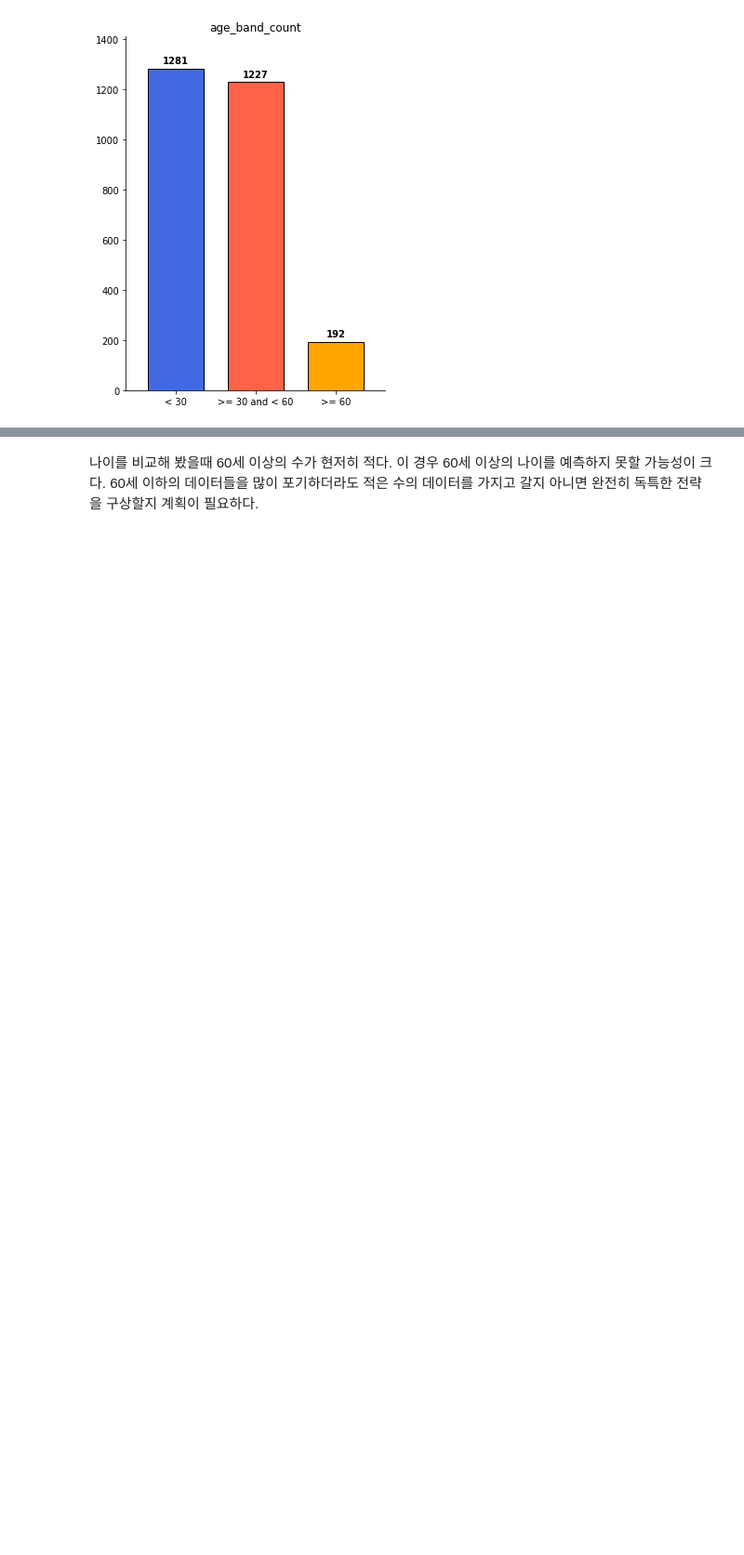
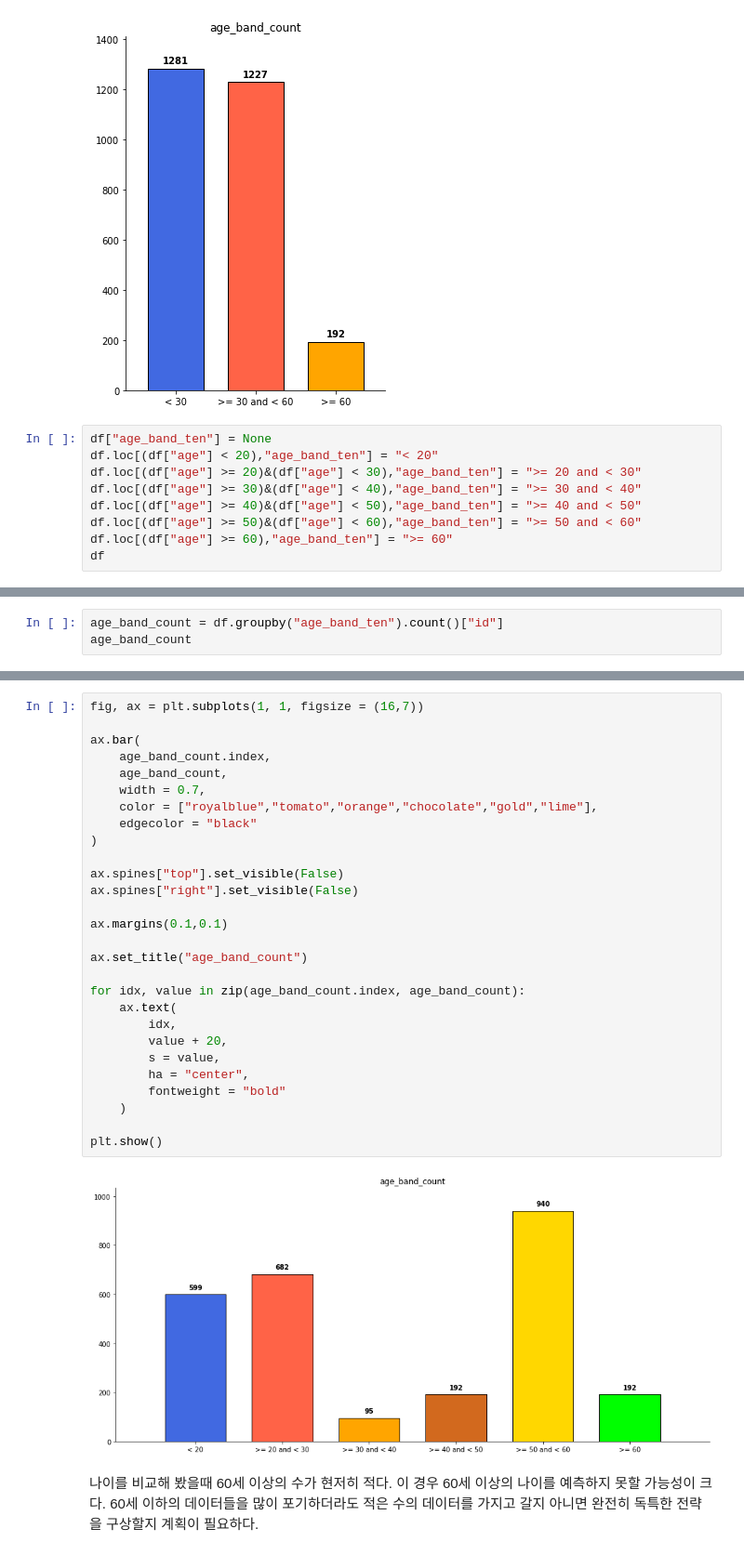
Before and after one commit to boostcampaitech2/image-classification-level1-02, a Jupyter notebook: mask_dataset/EDA.ipynb, the cells around one changed output, grey strips where cells are left out. Shown at 93% size. Cells and saved outputs as stored; diff of their text form; blank space fills up the shorter version.

```diff
--- a/mask_dataset/EDA.ipynb
+++ b/mask_dataset/EDA.ipynb
@@ -355,3 +356,12 @@ for idx, value in zip(age_band_count.index, age_band_count):
 plt.show()
 # %% [output]
 [figure]
+# %%
+df["age_band_ten"] = None
+df.loc[(df["age"] < 20),"age_band_ten"] = "< 20"
+df.loc[(df["age"] >= 20)&(df["age"] < 30),"age_band_ten"] = ">= 20 and < 30"
+df.loc[(df["age"] >= 30)&(df["age"] < 40),"age_band_ten"] = ">= 30 and < 40"
+df.loc[(df["age"] >= 40)&(df["age"] < 50),"age_band_ten"] = ">= 40 and < 50"
+df.loc[(df["age"] >= 50)&(df["age"] < 60),"age_band_ten"] = ">= 50 and < 60"
+df.loc[(df["age"] >= 60),"age_band_ten"] = ">= 60"
+df
@@ -357,0 +382,3 @@ plt.show()
+# %%
+age_band_count = df.groupby("age_band_ten").count()["id"]
+age_band_count
@@ -358,3 +394,33 @@ plt.show()
+# %%
+fig, ax = plt.subplots(1, 1, figsize = (16,7))
+
+ax.bar(
+    age_band_count.index,
+    age_band_count,
+    width = 0.7,
+    color = ["royalblue","tomato","orange","chocolate","gold","lime"],
+    edgecolor = "black"
+)
+
+ax.spines["top"].set_visible(False)
+ax.spines["right"].set_visible(False)
+
+ax.margins(0.1,0.1)
+
+ax.set_title("age_band_count")
+
+for idx, value in zip(age_band_count.index, age_band_count):
+    ax.text(
+        idx,
+        value + 20,
+        s = value,
+        ha = "center",
+        fontweight = "bold"
+    )
+
+plt.show()
+# %% [output]
+[figure, added]
 # %% [markdown]
 나이를 비교해 봤을때 60세 이상의 수가 현저히 적다. 이 경우 60세 이상의 나이를 예측하지 못할 가능성이 크다. 60세 이하의 데이터들을 많이 포기하더라도 적은 수의 데이터를 가지고 갈지 아니면 완전히 독특한 전략을 구상할지 계획이 필요하다.
 # %% [markdown]
```
Also changed, not shown: parts of 5 cells of this notebook, 6 other files.
